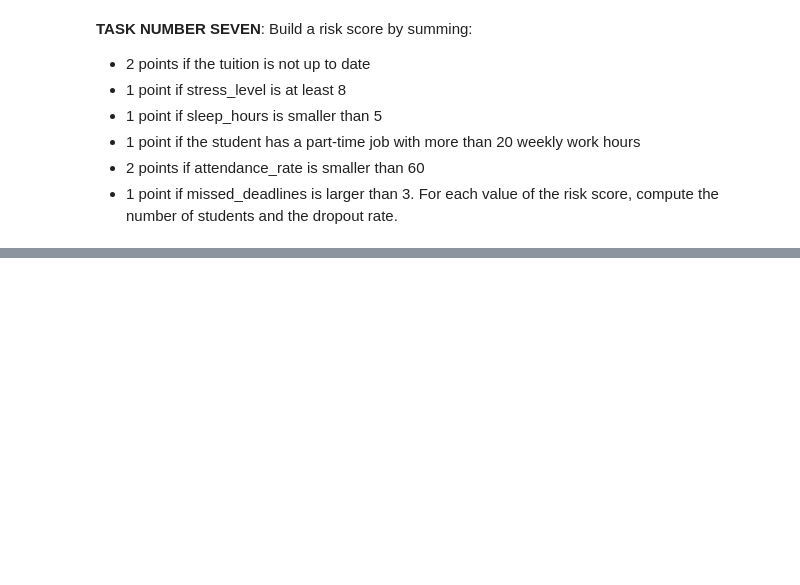
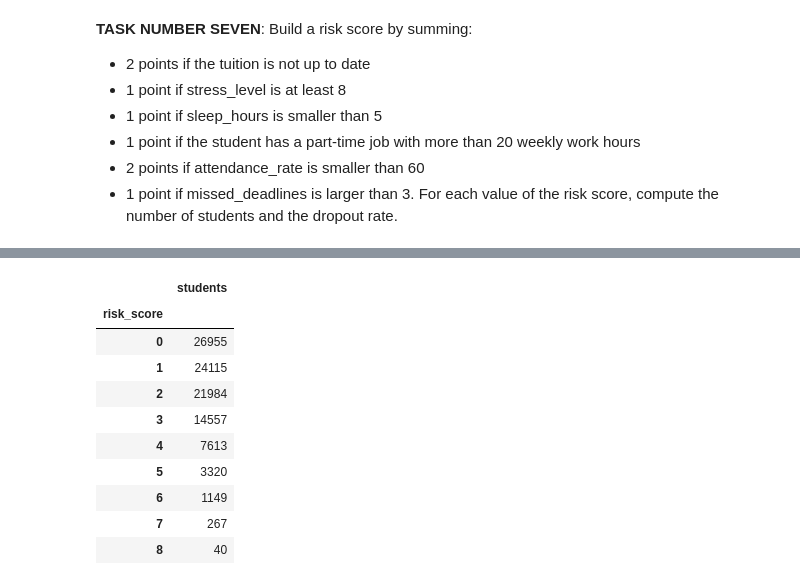
Before and after one commit to reneefarinelli/Farinelli_project, a Jupyter notebook: project_science.ipynb, the cells around one changed output, grey strips where cells are left out. Saved outputs shown, nothing was run; the diff lists cells and outputs as text; code cells hidden in the pictures; blank space fills up the shorter version.

```diff
--- a/project_science.ipynb
+++ b/project_science.ipynb
@@ -333,0 +380,16 @@ For each value of the risk score, compute the number of students and the dropout
+# %%
+risk1 = students.groupby('risk_score')
+risk_table = pd.DataFrame({'students': risk1.size()})
+risk_table
+# %% [output]
+|  | students |
+| risk_score |  |
+| 0 | 26955 |
+| 1 | 24115 |
+| 2 | 21984 |
+| 3 | 14557 |
+| 4 | 7613 |
+| 5 | 3320 |
+| 6 | 1149 |
+| 7 | 267 |
+| 8 | 40 |
```
Also changed, not shown: parts of 5 cells of this notebook.
